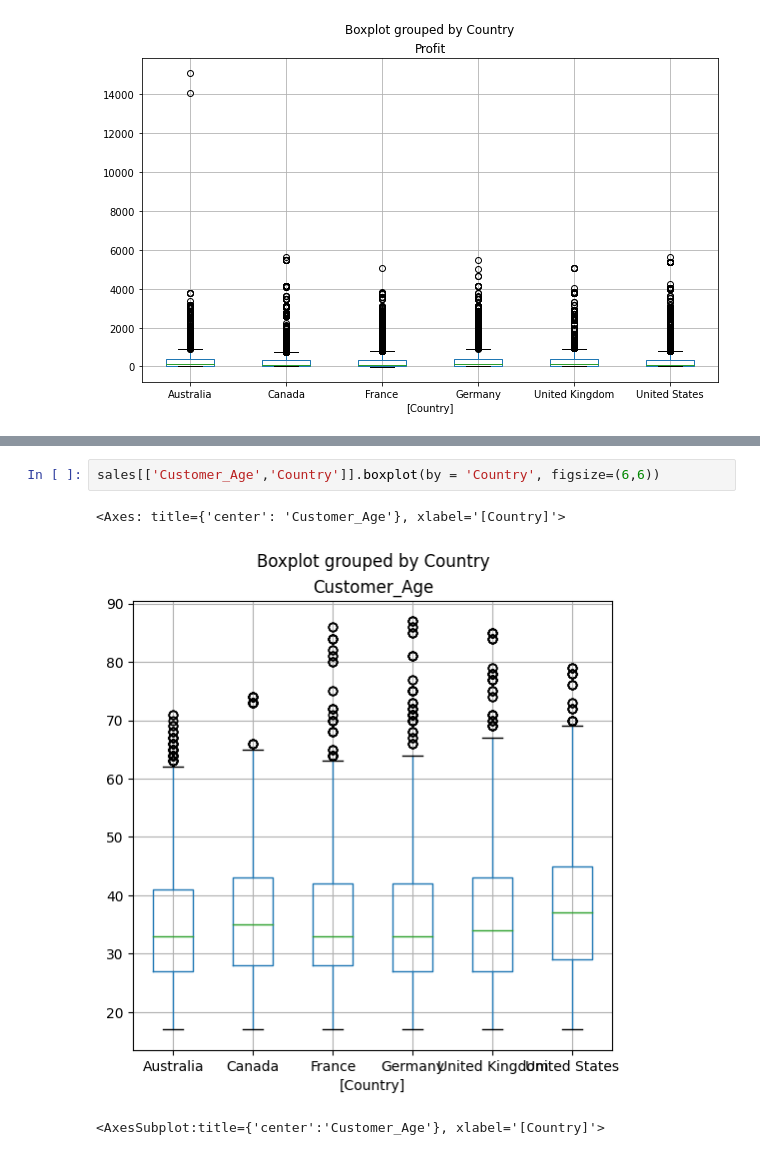
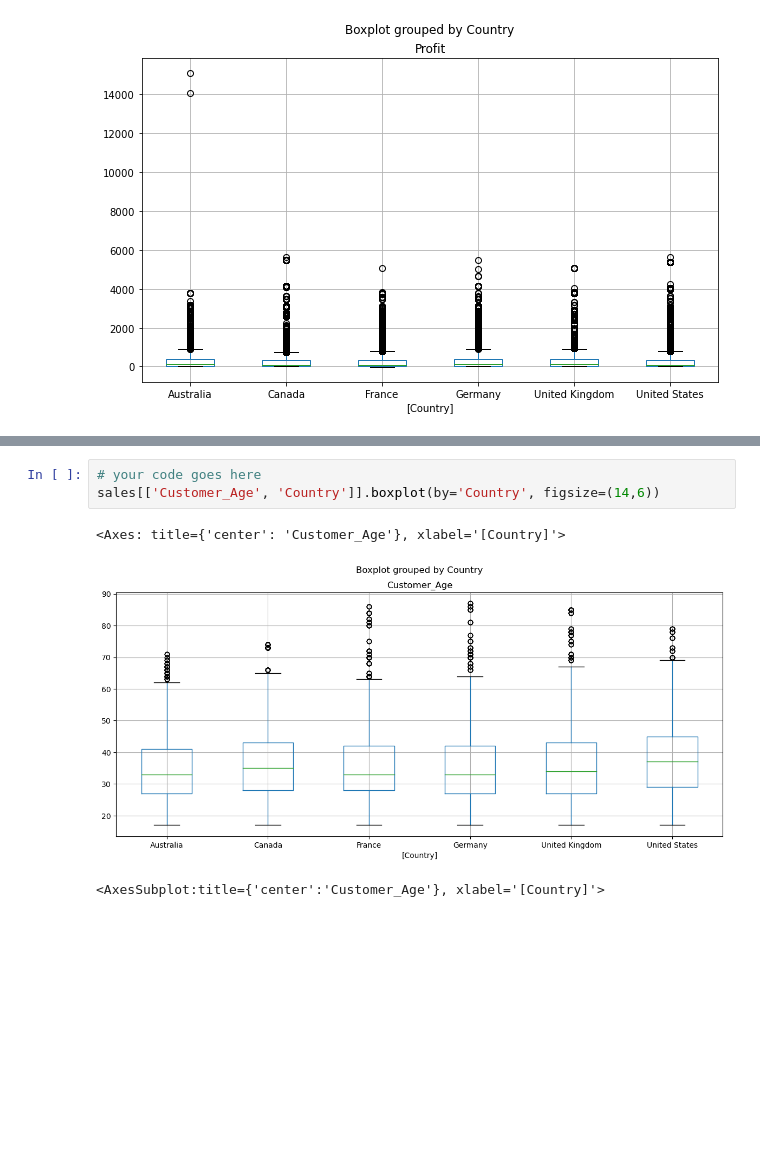
Before and after one commit to thaisonatk/python-datascience-course, a Jupyter notebook: week_ (1)/Exercises_1.ipynb, the cells around one changed output, grey strips where cells are left out. Cells and saved outputs as stored; diff of their text form; blank space fills up the shorter version.

```diff
--- a/week_ (1)/Exercises_1.ipynb
+++ b/week_ (1)/Exercises_1.ipynb
@@ -350,10 +318,11 @@ sales[['Country','Profit']].boxplot(by = 'Country', figsize = (10,4))
 
 Show a grouped <b>box plot</b> per country with the customer age values.
 # %%
-sales[['Customer_Age','Country']].boxplot(by = 'Country', figsize=(6,6))
+# your code goes here
+sales[['Customer_Age', 'Country']].boxplot(by='Country', figsize=(14,6))
 # %% [output]
 <Axes: title={'center': 'Customer_Age'}, xlabel='[Country]'>
-[figure, old version]
+[figure, new version]
 # %%
 # %% [output]
 <AxesSubplot:title={'center':'Customer_Age'}, xlabel='[Country]'>
```
Also changed, not shown: parts of 87 cells of this notebook, 2 other files.
